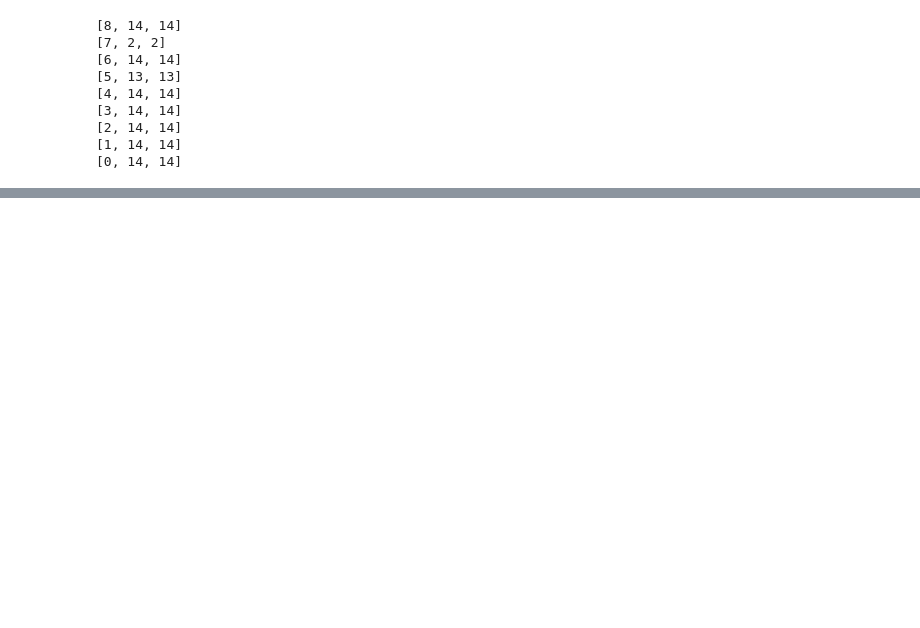
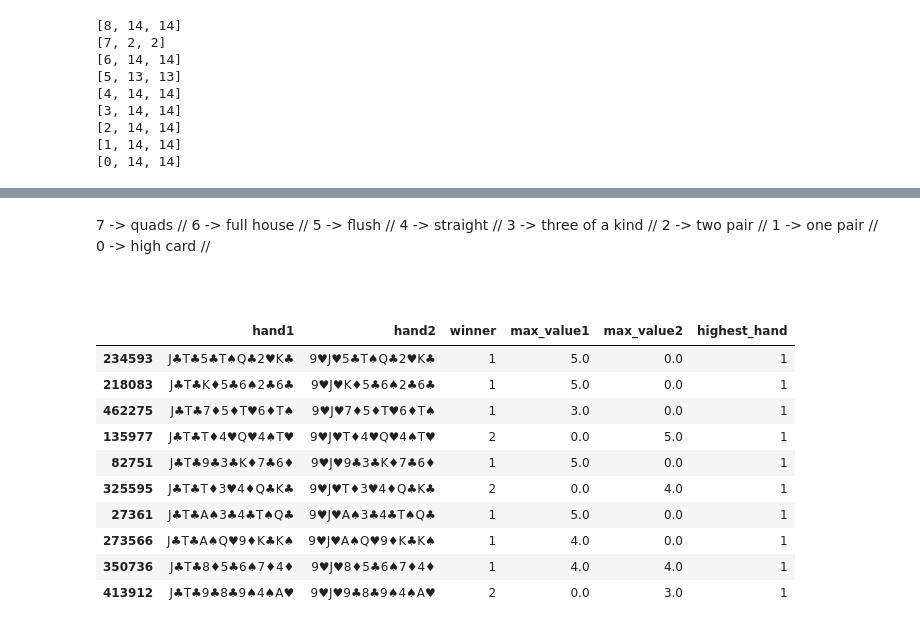
Before and after one commit to BortPablo/poker, a Jupyter notebook: notebooks/poker.ipynb, the cells around one changed output, grey strips where cells are left out. Cells and saved outputs as stored; diff of their text form; code cells hidden in the pictures; blank space fills up the shorter version.

````diff
--- a/notebooks/poker.ipynb
+++ b/notebooks/poker.ipynb
@@ -330,0 +514,24 @@ Hand 2:  K♣8♣ Win probabilities:  69.3
+# %% [markdown]
+7 -> quads //
+6 -> full house //
+5 -> flush //
+4 -> straight //
+3 -> three of a kind //
+2 -> two pair //
+1 -> one pair //
+0 -> high card //
+```
+# %%
+df_total[['hand1', 'hand2', 'winner', 'max_value1', 'max_value2', 'highest_hand']].loc[np.random.randint(0, df.shape[0], 10)]
+# %% [output]
+|  | hand1 | hand2 | winner | max_value1 | max_value2 | highest_hand |
+| 234593 | J♣T♣5♣T♠Q♣2♥K♣ | 9♥J♥5♣T♠Q♣2♥K♣ | 1 | 5.0 | 0.0 | 1 |
+| 218083 | J♣T♣K♦5♣6♠2♣6♣ | 9♥J♥K♦5♣6♠2♣6♣ | 1 | 5.0 | 0.0 | 1 |
+| 462275 | J♣T♣7♦5♦T♥6♦T♠ | 9♥J♥7♦5♦T♥6♦T♠ | 1 | 3.0 | 0.0 | 1 |
+| 135977 | J♣T♣T♦4♥Q♥4♠T♥ | 9♥J♥T♦4♥Q♥4♠T♥ | 2 | 0.0 | 5.0 | 1 |
+| 82751 | J♣T♣9♣3♣K♦7♣6♦ | 9♥J♥9♣3♣K♦7♣6♦ | 1 | 5.0 | 0.0 | 1 |
+| 325595 | J♣T♣T♦3♥4♦Q♣K♣ | 9♥J♥T♦3♥4♦Q♣K♣ | 2 | 0.0 | 4.0 | 1 |
+| 27361 | J♣T♣A♠3♣4♣T♠Q♣ | 9♥J♥A♠3♣4♣T♠Q♣ | 1 | 5.0 | 0.0 | 1 |
+| 273566 | J♣T♣A♠Q♥9♦K♣K♠ | 9♥J♥A♠Q♥9♦K♣K♠ | 1 | 4.0 | 0.0 | 1 |
+| 350736 | J♣T♣8♦5♣6♠7♦4♦ | 9♥J♥8♦5♣6♠7♦4♦ | 1 | 4.0 | 4.0 | 1 |
+| 413912 | J♣T♣9♣8♣9♠4♠A♥ | 9♥J♥9♣8♣9♠4♠A♥ | 2 | 0.0 | 3.0 | 1 |
````
Also changed, not shown: parts of 11 cells of this notebook.
